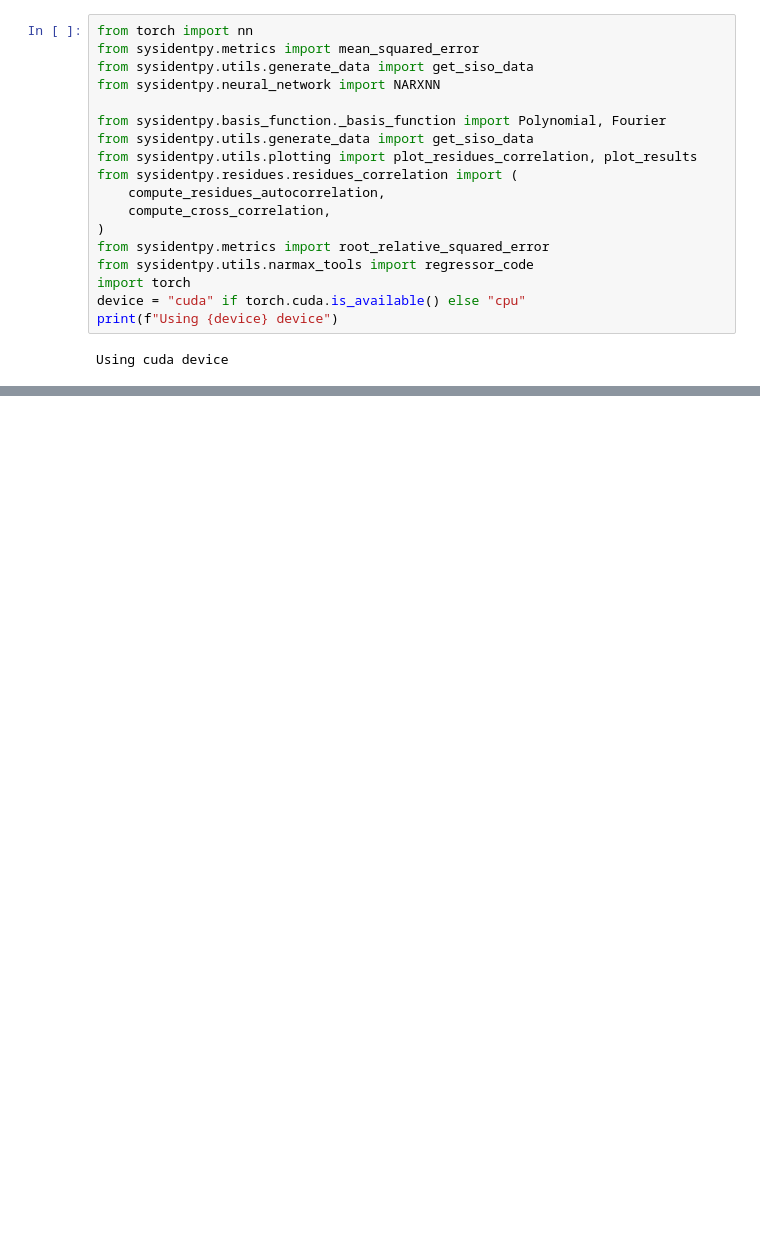
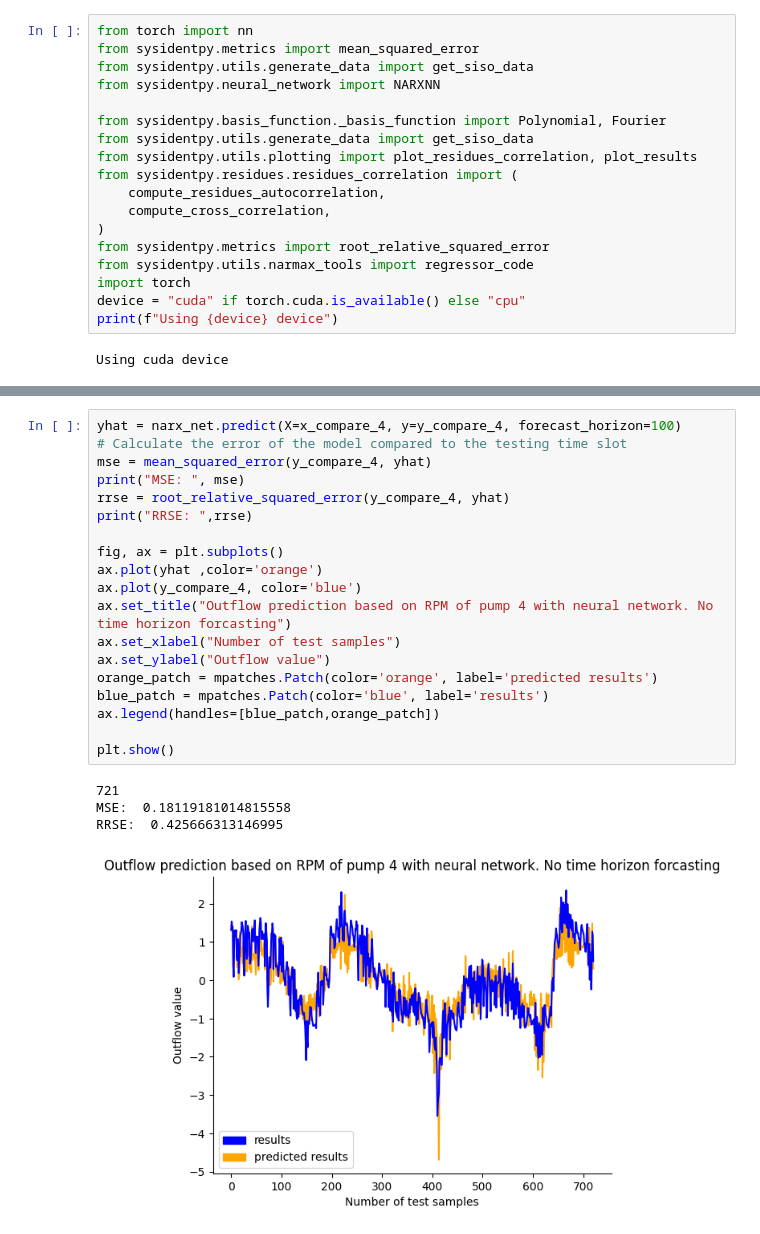
Before and after one commit to nitram1805/Digitization_of_electronic_assets, a Jupyter notebook: Group_1_final_proj.ipynb, the cells around one changed output, grey strips where cells are left out. Saved outputs shown, nothing was run; the diff lists cells and outputs as text; blank space fills up the shorter version.

```diff
--- a/Group_1_final_proj.ipynb
+++ b/Group_1_final_proj.ipynb
@@ -390,0 +511,24 @@ plt.show()
+# %%
+yhat = narx_net.predict(X=x_compare_4, y=y_compare_4, forecast_horizon=100)
+# Calculate the error of the model compared to the testing time slot
+mse = mean_squared_error(y_compare_4, yhat)
+print("MSE: ", mse)
+rrse = root_relative_squared_error(y_compare_4, yhat)
+print("RRSE: ",rrse)
+
+fig, ax = plt.subplots()
+ax.plot(yhat ,color='orange')
+ax.plot(y_compare_4, color='blue')
+ax.set_title("Outflow prediction based on RPM of pump 4 with neural network. No time horizon forcasting")
+ax.set_xlabel("Number of test samples")
+ax.set_ylabel("Outflow value")
+orange_patch = mpatches.Patch(color='orange', label='predicted results')
+blue_patch = mpatches.Patch(color='blue', label='results')
+ax.legend(handles=[blue_patch,orange_patch])
+
+plt.show()
+# %% [output]
+721
+MSE:  0.18119181014815558
+RRSE:  0.425666313146995
+[figure, added]
```
Also changed, not shown: parts of 8 cells of this notebook.
